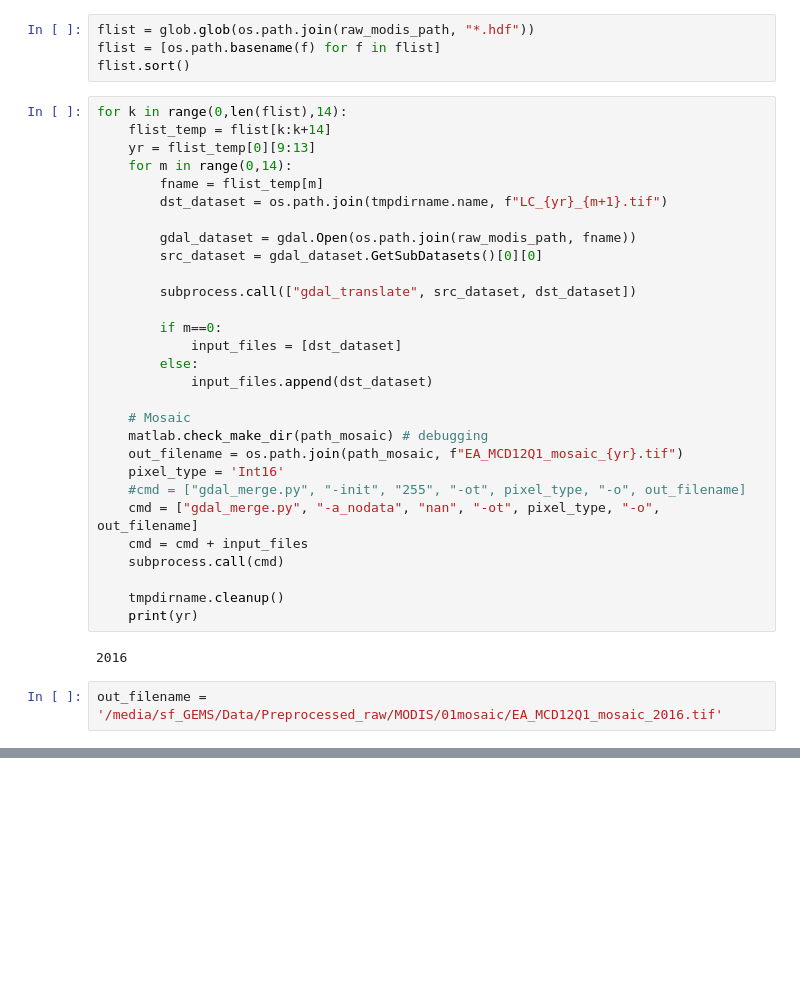
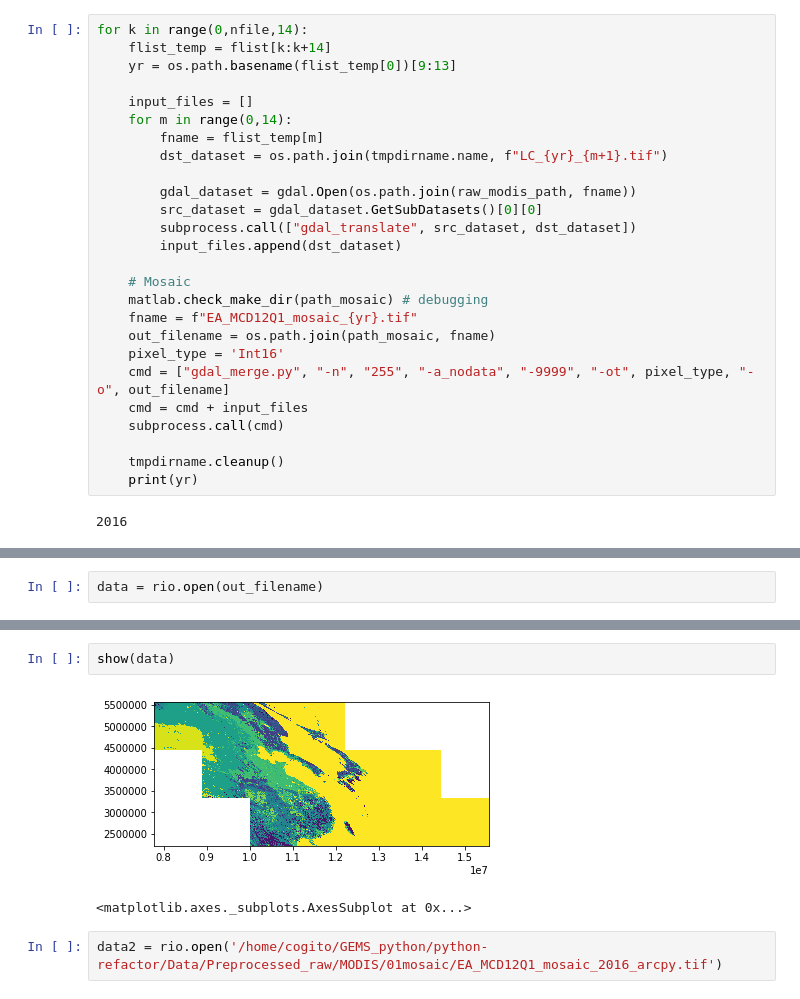
Before and after one commit to cogito288/GEMS_python, a Jupyter notebook: python-refactor/Code/pre_01_raw/MODIS_test.ipynb, the cells around one changed output, grey strips where cells are left out. Drawn from its saved outputs; the diff is of its cells as text; blank space fills up the shorter version.

Commit message:
MODIS 01 set input nodata to 255, output nodata value to -9999

```diff
--- a/python-refactor/Code/pre_01_raw/MODIS_test.ipynb
+++ b/python-refactor/Code/pre_01_raw/MODIS_test.ipynb
@@ -23,31 +30,24 @@ tmpdirname = tempfile.TemporaryDirectory(dir=base_dir)  # should call clean up t
-# %%
-flist = glob.glob(os.path.join(raw_modis_path, "*.hdf"))
-flist = [os.path.basename(f) for f in flist]
-flist.sort()
 # %%
-for k in range(0,len(flist),14):
+for k in range(0,nfile,14):
     flist_temp = flist[k:k+14]
-    yr = flist_temp[0][9:13]
+    yr = os.path.basename(flist_temp[0])[9:13]
+
+    input_files = []
     for m in range(0,14):
         fname = flist_temp[m]
         dst_dataset = os.path.join(tmpdirname.name, f"LC_{yr}_{m+1}.tif")
 
         gdal_dataset = gdal.Open(os.path.join(raw_modis_path, fname))
         src_dataset = gdal_dataset.GetSubDatasets()[0][0]
-
         subprocess.call(["gdal_translate", src_dataset, dst_dataset])
-
-        if m==0:
-            input_files = [dst_dataset]
-        else:
-            input_files.append(dst_dataset)
+        input_files.append(dst_dataset)
 
     # Mosaic
     matlab.check_make_dir(path_mosaic) # debugging
-    out_filename = os.path.join(path_mosaic, f"EA_MCD12Q1_mosaic_{yr}.tif")
+    fname = f"EA_MCD12Q1_mosaic_{yr}.tif"
+    out_filename = os.path.join(path_mosaic, fname)
     pixel_type = 'Int16'
-    #cmd = ["gdal_merge.py", "-init", "255", "-ot", pixel_type, "-o", out_filename]
-    cmd = ["gdal_merge.py", "-a_nodata", "nan", "-ot", pixel_type, "-o", out_filename]
+    cmd = ["gdal_merge.py", "-n", "255", "-a_nodata", "-9999", "-ot", pixel_type, "-o", out_filename]
     cmd = cmd + input_files
     subprocess.call(cmd)
 
@@ -55,5 +55,3 @@ for k in range(0,len(flist),14):
     print(yr)
 # %% [output]
 2016
-# %%
-out_filename = '/media/sf_GEMS/Data/Preprocessed_raw/MODIS/01mosaic/EA_MCD12Q1_mosaic_2016.tif'
@@ -181,0 +61,2 @@ break
+# %%
+data = rio.open(out_filename)
@@ -181,0 +73,7 @@ break
+# %%
+show(data)
+# %% [output]
+[figure, added]
+<matplotlib.axes._subplots.AxesSubplot at 0x...>
+# %%
+data2 = rio.open('/home/cogito/GEMS_python/python-refactor/Data/Preprocessed_raw/MODIS/01mosaic/EA_MCD12Q1_mosaic_2016_arcpy.tif')
```
Also changed, not shown: parts of 19 cells of this notebook, 3 other files.
